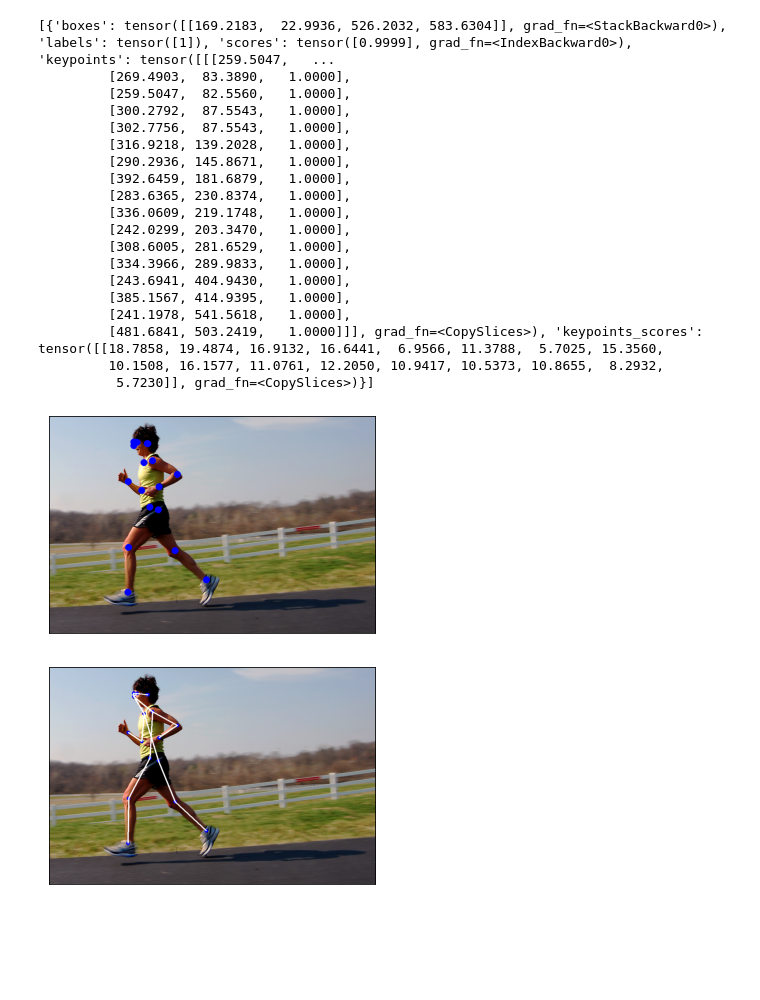
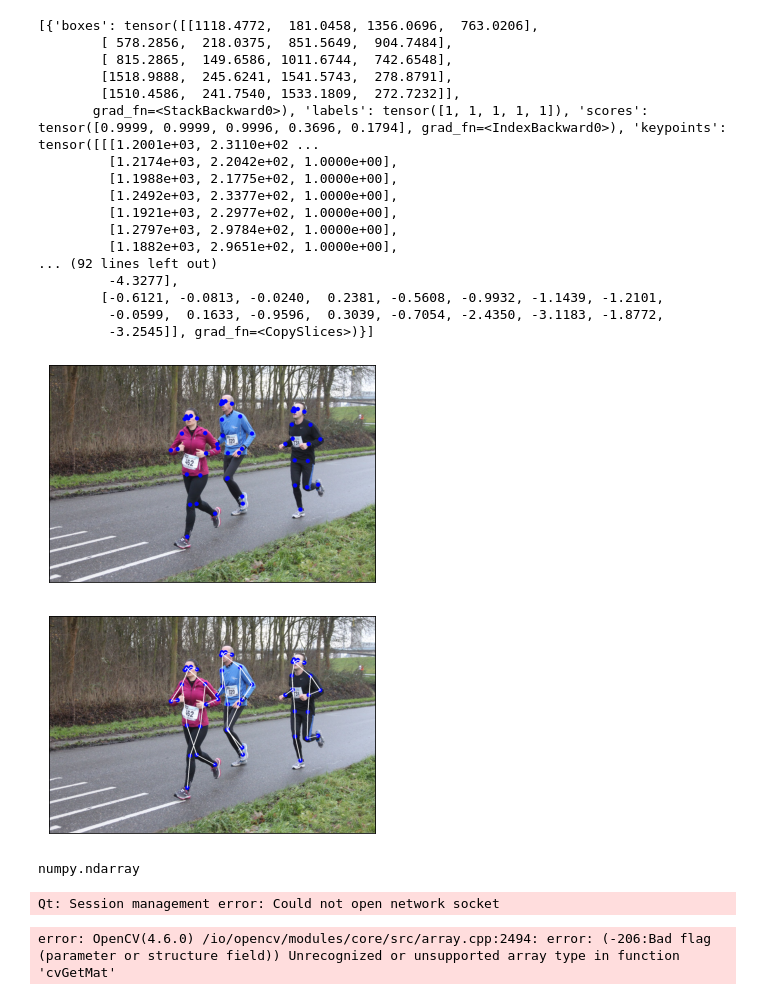
Before and after one commit to luca-bottero/CV_toolbox, a Jupyter notebook: Face_Recognition/keypoints.ipynb, the cells around one changed output. Drawn from its saved outputs; the diff is of its cells as text; code cells hidden in the pictures; blank space fills up the shorter version.

```diff
--- a/Face_Recognition/keypoints.ipynb
+++ b/Face_Recognition/keypoints.ipynb
@@ -7,7 +7,9 @@ import numpy as np
 import matplotlib.pyplot as plt
 import torchvision.transforms.functional as F
 
-person_int = read_image('../data/running_man.jpg')
+
+
+person_int = read_image('../data/Three_running_people.jpg')
 
 weights = KeypointRCNN_ResNet50_FPN_Weights.DEFAULT
 transforms = weights.transforms()
@@ -20,25 +22,23 @@ model = model.eval()
 outputs = model([person_float])
 print(outputs)
 # %% [output]
-[{'boxes': tensor([[169.2183,  22.9936, 526.2032, 583.6304]], grad_fn=<StackBackward0>), 'labels': tensor([1]), 'scores': tensor([0.9999], grad_fn=<IndexBackward0>), 'keypoints': tensor([[[259.5047,   ...
-         [269.4903,  83.3890,   1.0000],
-         [259.5047,  82.5560,   1.0000],
-         [300.2792,  87.5543,   1.0000],
-         [302.7756,  87.5543,   1.0000],
-         [316.9218, 139.2028,   1.0000],
-         [290.2936, 145.8671,   1.0000],
-         [392.6459, 181.6879,   1.0000],
-         [283.6365, 230.8374,   1.0000],
-         [336.0609, 219.1748,   1.0000],
-         [242.0299, 203.3470,   1.0000],
-         [308.6005, 281.6529,   1.0000],
-         [334.3966, 289.9833,   1.0000],
-         [243.6941, 404.9430,   1.0000],
-         [385.1567, 414.9395,   1.0000],
-         [241.1978, 541.5618,   1.0000],
-         [481.6841, 503.2419,   1.0000]]], grad_fn=<CopySlices>), 'keypoints_scores': tensor([[18.7858, 19.4874, 16.9132, 16.6441,  6.9566, 11.3788,  5.7025, 15.3560,
-         10.1508, 16.1577, 11.0761, 12.2050, 10.9417, 10.5373, 10.8655,  8.2932,
-          5.7230]], grad_fn=<CopySlices>)}]
+[{'boxes': tensor([[1118.4772,  181.0458, 1356.0696,  763.0206],
+        [ 578.2856,  218.0375,  851.5649,  904.7484],
+        [ 815.2865,  149.6586, 1011.6744,  742.6548],
+        [1518.9888,  245.6241, 1541.5743,  278.8791],
+        [1510.4586,  241.7540, 1533.1809,  272.7232]],
+       grad_fn=<StackBackward0>), 'labels': tensor([1, 1, 1, 1, 1]), 'scores': tensor([0.9999, 0.9999, 0.9996, 0.3696, 0.1794], grad_fn=<IndexBackward0>), 'keypoints': tensor([[[1.2001e+03, 2.3110e+02 ...
+         [1.2174e+03, 2.2042e+02, 1.0000e+00],
+         [1.1988e+03, 2.1775e+02, 1.0000e+00],
+         [1.2492e+03, 2.3377e+02, 1.0000e+00],
+         [1.1921e+03, 2.2977e+02, 1.0000e+00],
+         [1.2797e+03, 2.9784e+02, 1.0000e+00],
+         [1.1882e+03, 2.9651e+02, 1.0000e+00],
+... (92 lines left out)
+         -4.3277],
+        [-0.6121, -0.0813, -0.0240,  0.2381, -0.5608, -0.9932, -1.1439, -1.2101,
+         -0.0599,  0.1633, -0.9596,  0.3039, -0.7054, -2.4350, -3.1183, -1.8772,
+         -3.2545]], grad_fn=<CopySlices>)}]
 # %%
 kpts = outputs[0]['keypoints']
 scores = outputs[0]['scores']
@@ -62,17 +62,21 @@ def show(imgs):
 res = draw_keypoints(person_int, keypoints, colors="blue", radius=10)
 show(res)
 # %% [output]
-[figure, old version]
+[figure, new version]
 # %%
 connect_skeleton = [
     (0, 1), (0, 2), (1, 3), (2, 4), (0, 5), (0, 6), (5, 7), (6, 8),
     (7, 9), (8, 10), (5, 11), (6, 12), (11, 13), (12, 14), (13, 15), (14, 16)
 ]
 
-res = draw_keypoints(person_int, keypoints, connectivity=connect_skeleton, colors="blue", radius=5, width=4)
+res = draw_keypoints(person_int, keypoints, connectivity=connect_skeleton, colors="blue", radius=10, width=4)
 show(res)
 # %% [output]
-[figure, old version]
+[figure, new version]
+# %%
+type(res.numpy())
+# %% [output]
+numpy.ndarray
 # %%
 from PIL import Image
 import cv2
@@ -86,14 +90,37 @@ cont = 0
 if not cap.isOpened():
     raise IOError("Cannot open webcam")
 
+
+def elaborate(frame):
+    person_float = transforms(person_int)
+
+    model = keypointrcnn_resnet50_fpn(weights=weights, progress=False)
+    model = model.eval()
+
+    outputs = model([person_float])
+
+    kpts = outputs[0]['keypoints']
+    scores = outputs[0]['scores']
+
+    detect_threshold = 0.75
+    idx = torch.where(scores > detect_threshold)
+    keypoints = kpts[idx]
+
+    res = draw_keypoints(person_int, keypoints, connectivity=connect_skeleton, colors="blue", radius=10, width=4)
+
+
+    return res
+
+
 while True:
     ret, frame = cap.read()     #ret is a flag that indicates if the frame has been captured
     frame = cv2.resize(frame, None, fx=1., fy=1., interpolation=cv2.INTER_AREA)
 
     cv2.putText(frame, "OpenCV - press ESC to exit", (10, 25), cv2.FONT_HERSHEY_SIMPLEX, 0.7, (0, 0, 0), 2)
 
+    res = elaborate(frame)
 
-    cv2.imshow('Input', frame)
+    cv2.imshow('Input', res.numpy())
 
     c = cv2.waitKey(1)
     if c == 27:
@@ -101,3 +128,6 @@ while True:
 
 cap.release()
 cv2.destroyAllWindows()
+# %% [output]
+Qt: Session management error: Could not open network socket
+error: OpenCV(4.6.0) /io/opencv/modules/core/src/array.cpp:2494: error: (-206:Bad flag (parameter or structure field)) Unrecognized or unsupported array type in function 'cvGetMat'
```
